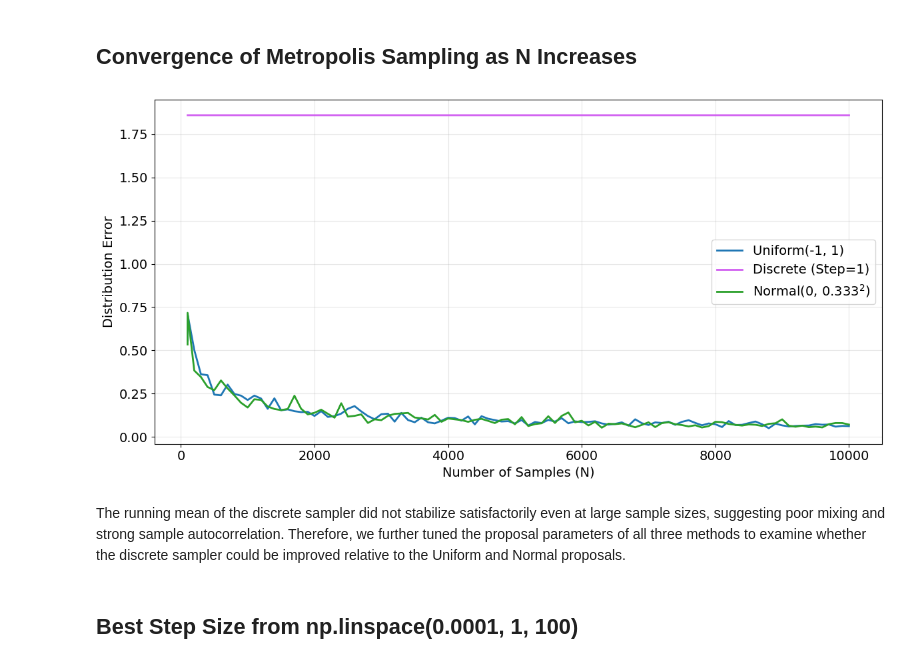
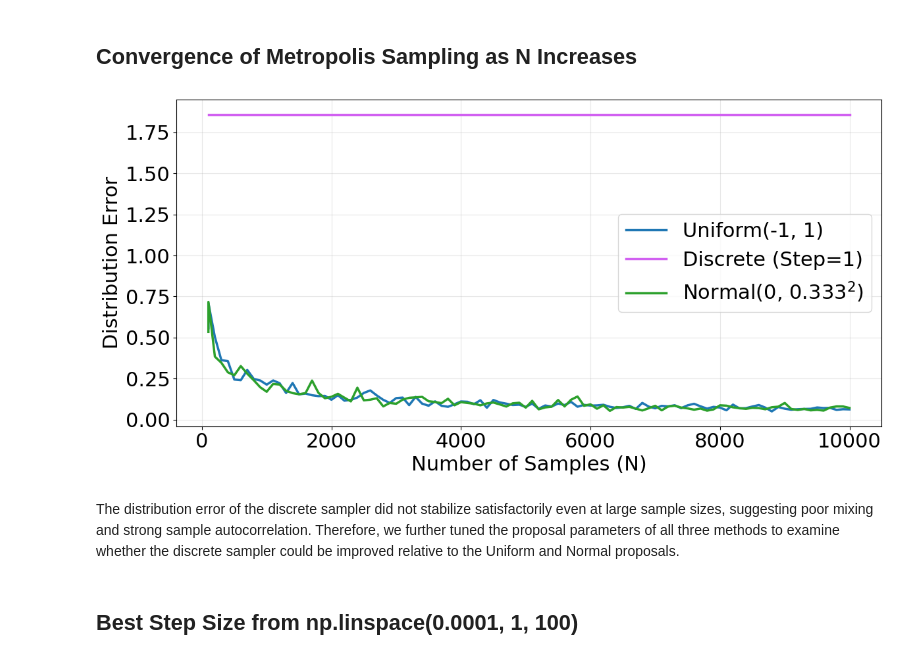
Before and after one commit to wakeupat4am/MATH4010--Advanced-Prob-Stat----Final-Project, a Jupyter notebook: Problem & Visualization/Problem 2/Problem_2.ipynb, the cells around one changed output. Drawn from its saved outputs; the diff is of its cells as text; code cells hidden in the pictures.

```diff
--- a/Problem & Visualization/Problem 2/Problem_2.ipynb
+++ b/Problem & Visualization/Problem 2/Problem_2.ipynb
@@ -7,10 +7,10 @@ import numpy as np
 import pandas as pd
 from scipy.integrate import quad
 
-TITLE_SIZE = 20
-LABEL_SIZE = 14
-TICK_SIZE = 14
-LEGEND_SIZE = 14
+TITLE_SIZE = 24
+LABEL_SIZE = 18
+TICK_SIZE = 18
+LEGEND_SIZE = 18
 
 UNIFORM_COLOR = "#1f77b4"
 DISCRETE_COLOR = "#d160f1"
@@ -337,6 +327,8 @@ plt.show()
 Since f(x) is symmetric around 0, the true mean is 0. The running mean should move toward 0 if sampling works well.
 # %%
 fig, axes = plt.subplots(1, 3, figsize=(18, 6))
+
+axes[0].set_ylabel("Mean estimate", fontsize = LABEL_SIZE)
 
 for ax, (proposal_name, result) in zip(axes, metropolis_results.items()):
 
@@ -347,9 +339,9 @@ for ax, (proposal_name, result) in zip(axes, metropolis_results.items()):
     ax.axhline(0, linestyle="--", linewidth=1.5, color="#666666", label="True mean = 0")
 
     ax.set_xlabel("Iteration", fontsize = LABEL_SIZE)
-    ax.set_ylabel("Mean estimate", fontsize = LABEL_SIZE)
     ax.grid(True, alpha=0.3)
     ax.legend(fontsize=LEGEND_SIZE)
+    ax.tick_params(axis='both', labelsize=TICK_SIZE)
     sample_mean = np.mean(samples)
     print(f"{proposal_name} sample mean: {sample_mean:.4f}")
 
@@ -636,41 +753,41 @@ PROPOSAL_COLORS = {
 fig, ax = plt.subplots(figsize=(12, 6))
 
 for proposal_name in ["Uniform", "Discrete", "Normal"]:
 
     proposal_df = convergence_df[
         convergence_df["Proposal"] == proposal_name
     ]
 
     ax.plot(
         proposal_df["N"],
         proposal_df["Distribution Error"],
-        linewidth=2,
+        linewidth=2.5,
         color=PROPOSAL_COLORS[proposal_name],
         label=plot_name[proposal_name]
     )
 
-ax.set_xlabel("Number of Samples (N)", fontsize=LABEL_SIZE)
-ax.set_ylabel("Distribution Error", fontsize=LABEL_SIZE)
+ax.set_xlabel("Number of Samples (N)", fontsize=LABEL_SIZE+4)
+ax.set_ylabel("Distribution Error", fontsize=LABEL_SIZE+4)
 
-ax.tick_params(axis="both", labelsize=TICK_SIZE)
+ax.tick_params(axis="both", labelsize=TICK_SIZE+4)
 
 ax.grid(True, alpha=0.3)
-ax.legend(fontsize=LEGEND_SIZE)
+ax.legend(fontsize=LEGEND_SIZE+4)
 
 plt.tight_layout()
 
 plt.savefig(
     "../../Figures/convergence_comparison_2d.png",
     format="png",
     dpi=300,
     bbox_inches="tight"
 )
 
 plt.show()
 # %% [output]
-[figure, old version]
+[figure, new version]
 # %% [markdown]
-The running mean of the discrete sampler did not stabilize satisfactorily even at large sample sizes, suggesting poor mixing and strong sample autocorrelation. Therefore, we further tuned the proposal parameters of all three methods to examine whether the discrete sampler could be improved relative to the Uniform and Normal proposals.
+The distribution error of the discrete sampler did not stabilize satisfactorily even at large sample sizes, suggesting poor mixing and strong sample autocorrelation. Therefore, we further tuned the proposal parameters of all three methods to examine whether the discrete sampler could be improved relative to the Uniform and Normal proposals.
 # %% [markdown]
 ## Best Step Size from np.linspace(0.0001, 1, 100)
 # %%
```
Also changed, not shown: parts of 10 cells of this notebook, 14 other files.
